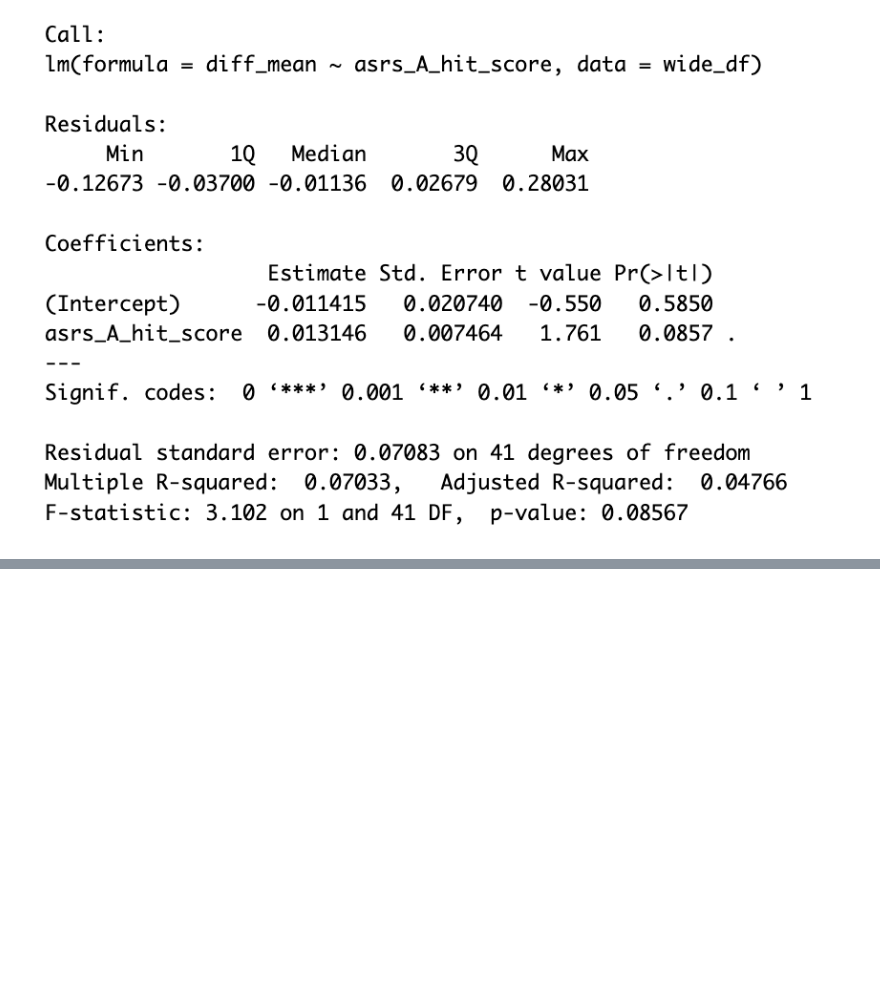
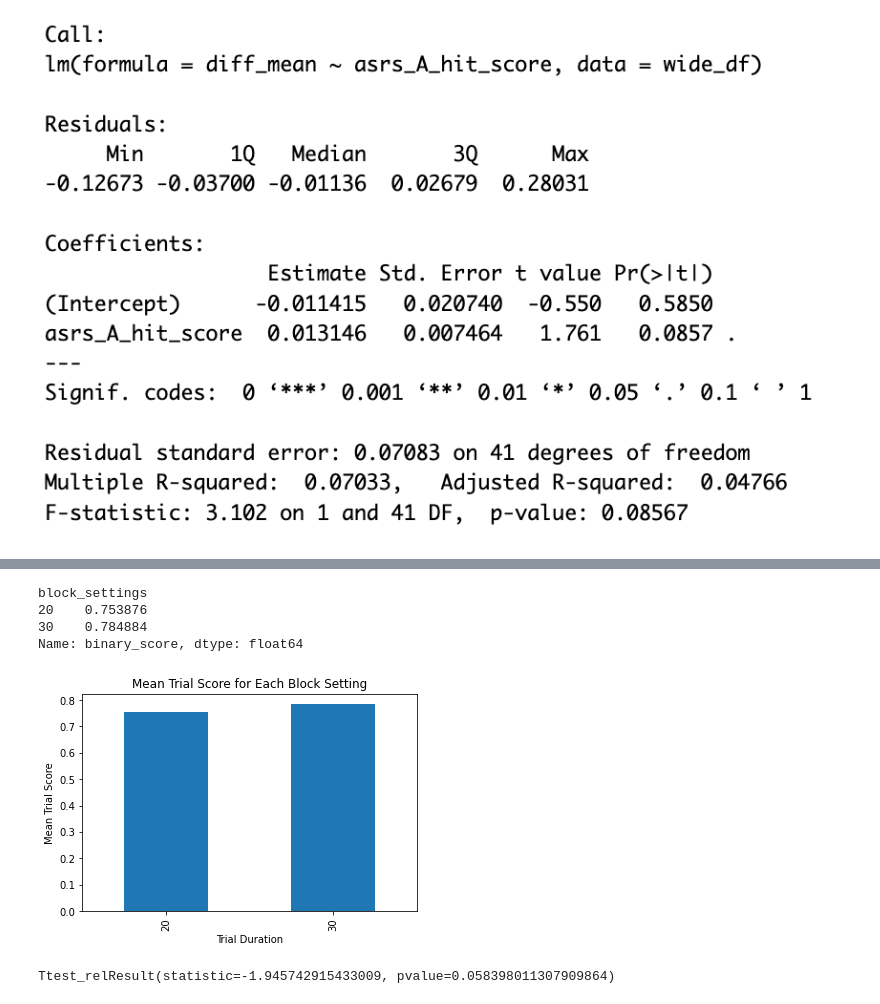
Before and after one commit to kfuiten/M1_thesis, a Jupyter notebook: asrs_duration_analysis.ipynb, the cells around one changed output, grey strips where cells are left out. Cells and saved outputs as stored; diff of their text form; code cells hidden in the pictures; blank space fills up the shorter version.

```diff
--- a/asrs_duration_analysis.ipynb
+++ b/asrs_duration_analysis.ipynb
@@ -264,0 +298,30 @@ The F-statistic p-value approaches significance, so it may be that ASRS score ha
+# %%
+#Calculate mean trial score for each participant by trial duration
+print(binary_score.groupby(['block_settings'])['binary_score'].mean())
+
+#Plot mean trial score for each participant by block_settings
+binary_score.groupby(['block_settings'])['binary_score'].mean().plot(kind='bar', stacked=False)
+plt.xlabel('Trial Duration')
+plt.ylabel('Mean Trial Score')
+plt.title('Mean Trial Score for Each Block Setting')
+plt.show()
+# %% [output]
+block_settings
+20    0.753876
+30    0.784884
+Name: binary_score, dtype: float64
+[figure, added]
+# %%
+#Organize mean trial score for each participant by duration into two lists
+by_dur = binary_score.groupby(['participant', 'block_settings'])['binary_score'].mean()
+by_dur = by_dur.reset_index()
+by_dur = by_dur.pivot(index='participant', columns='block_settings', values='binary_score')
+col_lists = [by_dur[col].tolist() for col in by_dur]
+short_dur, long_dur = col_lists
+
+#Perform paired t-test to determine if there is a significant difference between mean trial score for each participant by duration
+ttest_rel(short_dur, long_dur)
+
+#Almost signifiant! (p = 0.058)
+# %% [output]
+Ttest_relResult(statistic=-1.945742915433009, pvalue=0.058398011307909864)
```
Also changed, not shown: parts of 13 cells of this notebook.
